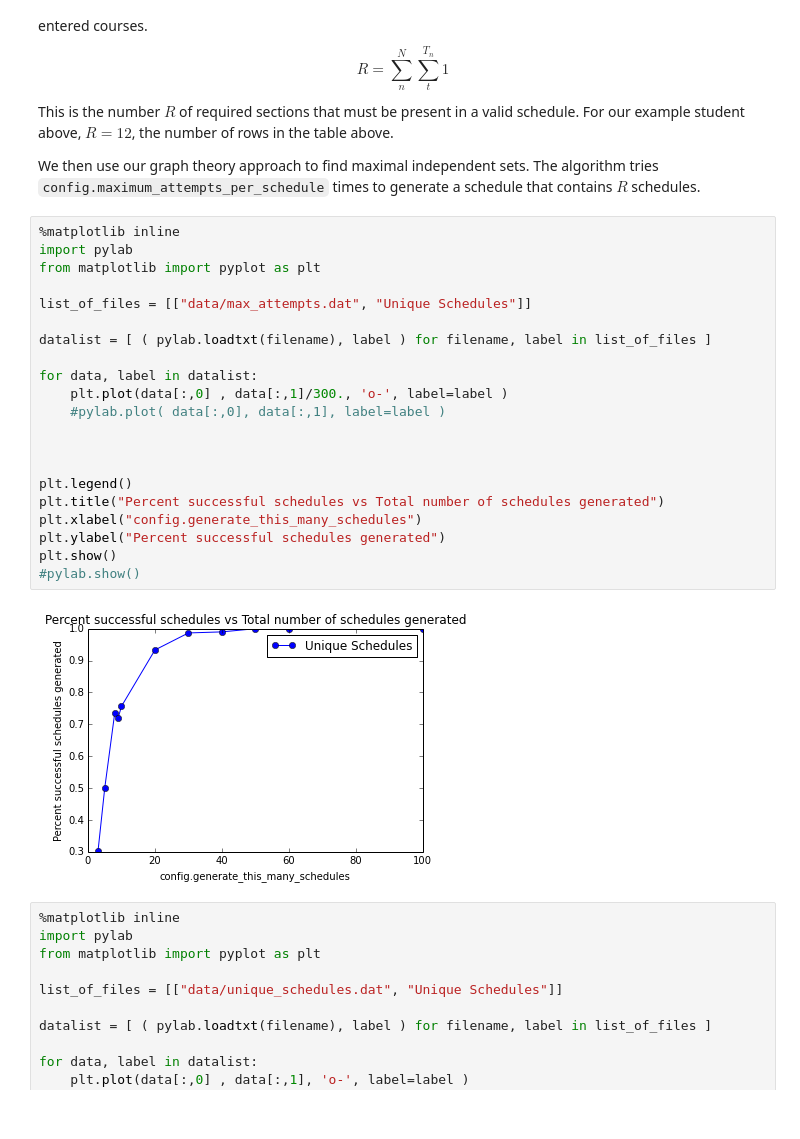
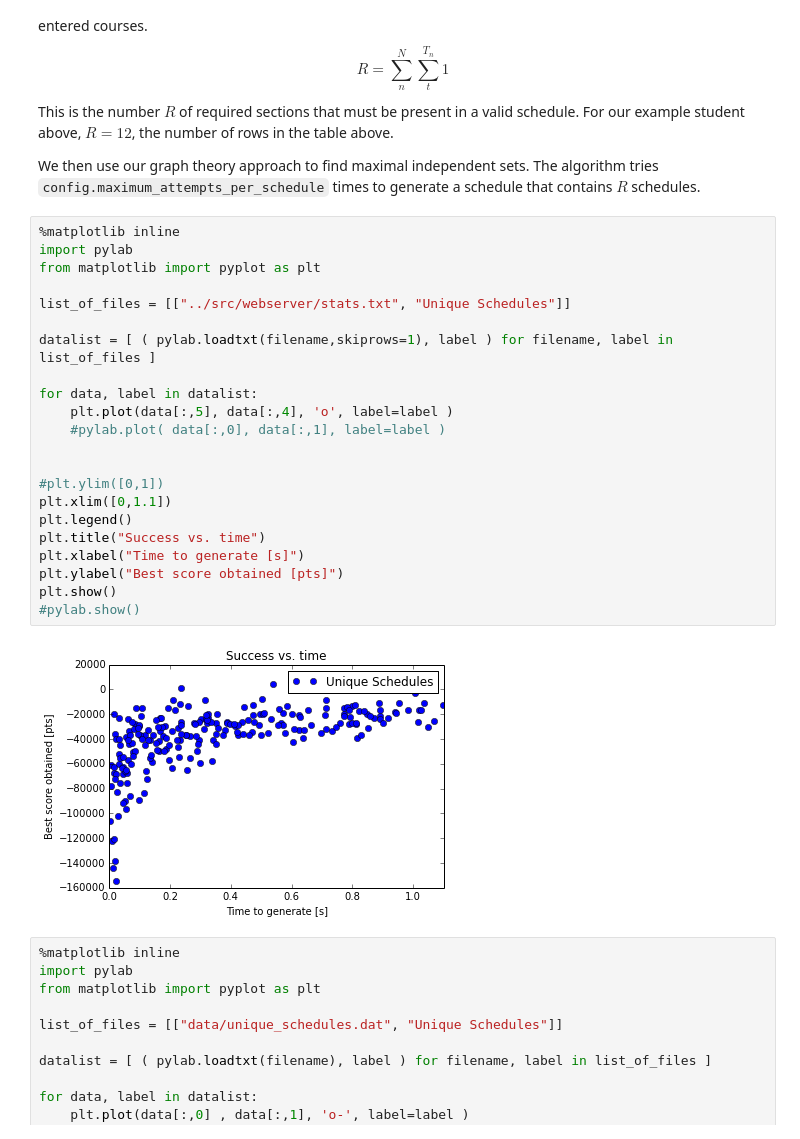
Before and after one commit to millskyle/Interval-Scheduling-Algorithm-with-Applied-Constraints, a Jupyter notebook: documentation/Explanation.ipynb, the cells around one changed output. Saved outputs shown, nothing was run; the diff lists cells and outputs as text.

```diff
--- a/documentation/Explanation.ipynb
+++ b/documentation/Explanation.ipynb
@@ -77,26 +76,27 @@ We then use our graph theory approach to find maximal independent sets.  The alg
 # %%
 %matplotlib inline
 import pylab
 from matplotlib import pyplot as plt
 
-list_of_files = [["data/max_attempts.dat", "Unique Schedules"]]
+list_of_files = [["../src/webserver/stats.txt", "Unique Schedules"]]
 
-datalist = [ ( pylab.loadtxt(filename), label ) for filename, label in list_of_files ]
+datalist = [ ( pylab.loadtxt(filename,skiprows=1), label ) for filename, label in list_of_files ]
 
 for data, label in datalist:
-    plt.plot(data[:,0] , data[:,1]/300., 'o-', label=label )
+    plt.plot(data[:,5], data[:,4], 'o', label=label )
     #pylab.plot( data[:,0], data[:,1], label=label )
 
 
-
+#plt.ylim([0,1])
+plt.xlim([0,1.1])
 plt.legend()
-plt.title("Percent successful schedules vs Total number of schedules generated")
-plt.xlabel("config.generate_this_many_schedules")
-plt.ylabel("Percent successful schedules generated")
+plt.title("Success vs. time")
+plt.xlabel("Time to generate [s]")
+plt.ylabel("Best score obtained [pts]")
 plt.show()
 #pylab.show()
 # %% [output]
-[figure, old version]
+[figure, new version]
 # %%
 %matplotlib inline
 import pylab
```
Also changed, not shown: parts of 1 cell of this notebook.
